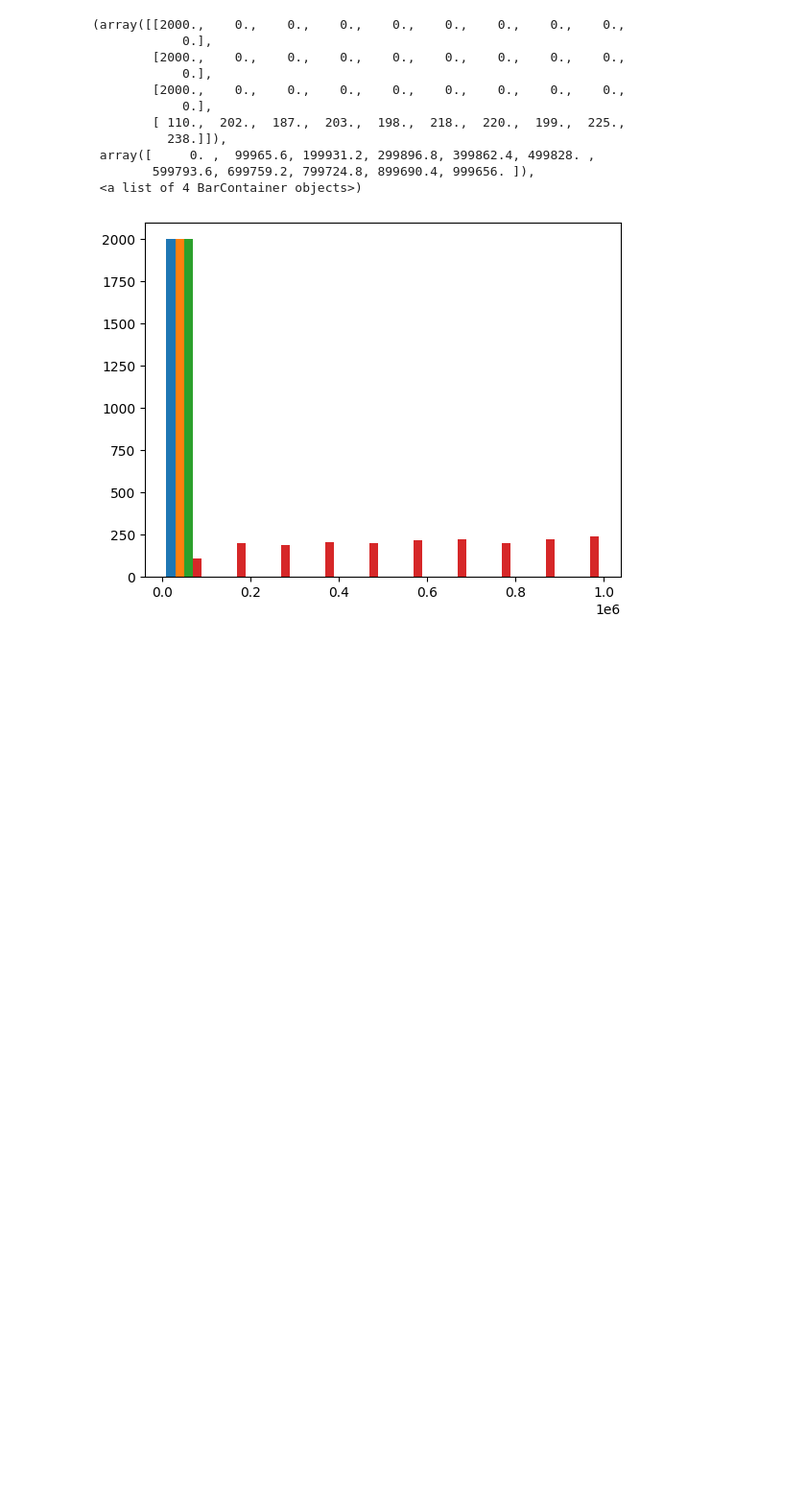
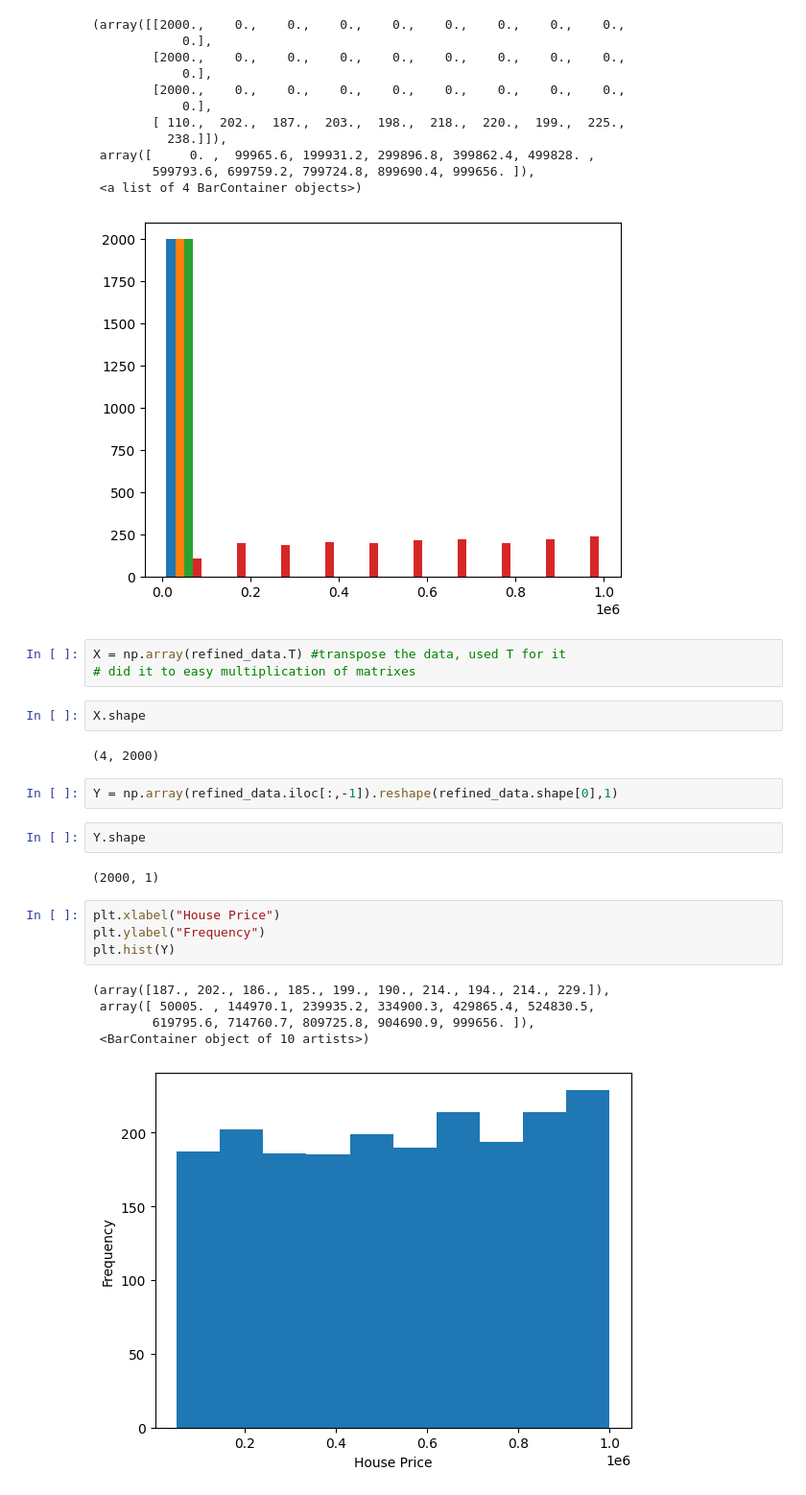
Before and after one commit to Bhoomi-jain/house_price_prediction, a Jupyter notebook: src.ipynb, the cells around one changed output. Shown at 96% size. Drawn from its saved outputs; the diff is of its cells as text; blank space fills up the shorter version.

```diff
--- a/src.ipynb
+++ b/src.ipynb
@@ -172,3 +176,26 @@ plt.hist(refined_data)
         599793.6, 699759.2, 799724.8, 899690.4, 999656. ]),
  <a list of 4 BarContainer objects>)
 [figure]
+# %%
+X = np.array(refined_data.T) #transpose the data, used T for it
+# did it to easy multiplication of matrixes
+# %%
+X.shape
+# %% [output]
+(4, 2000)
+# %%
+Y = np.array(refined_data.iloc[:,-1]).reshape(refined_data.shape[0],1)
+# %%
+Y.shape
+# %% [output]
+(2000, 1)
+# %%
+plt.xlabel("House Price")
+plt.ylabel("Frequency")
+plt.hist(Y)
+# %% [output]
+(array([187., 202., 186., 185., 199., 190., 214., 194., 214., 229.]),
+ array([ 50005. , 144970.1, 239935.2, 334900.3, 429865.4, 524830.5,
+        619795.6, 714760.7, 809725.8, 904690.9, 999656. ]),
+ <BarContainer object of 10 artists>)
+[figure, added]
```
Also changed, not shown: parts of 6 cells of this notebook.
